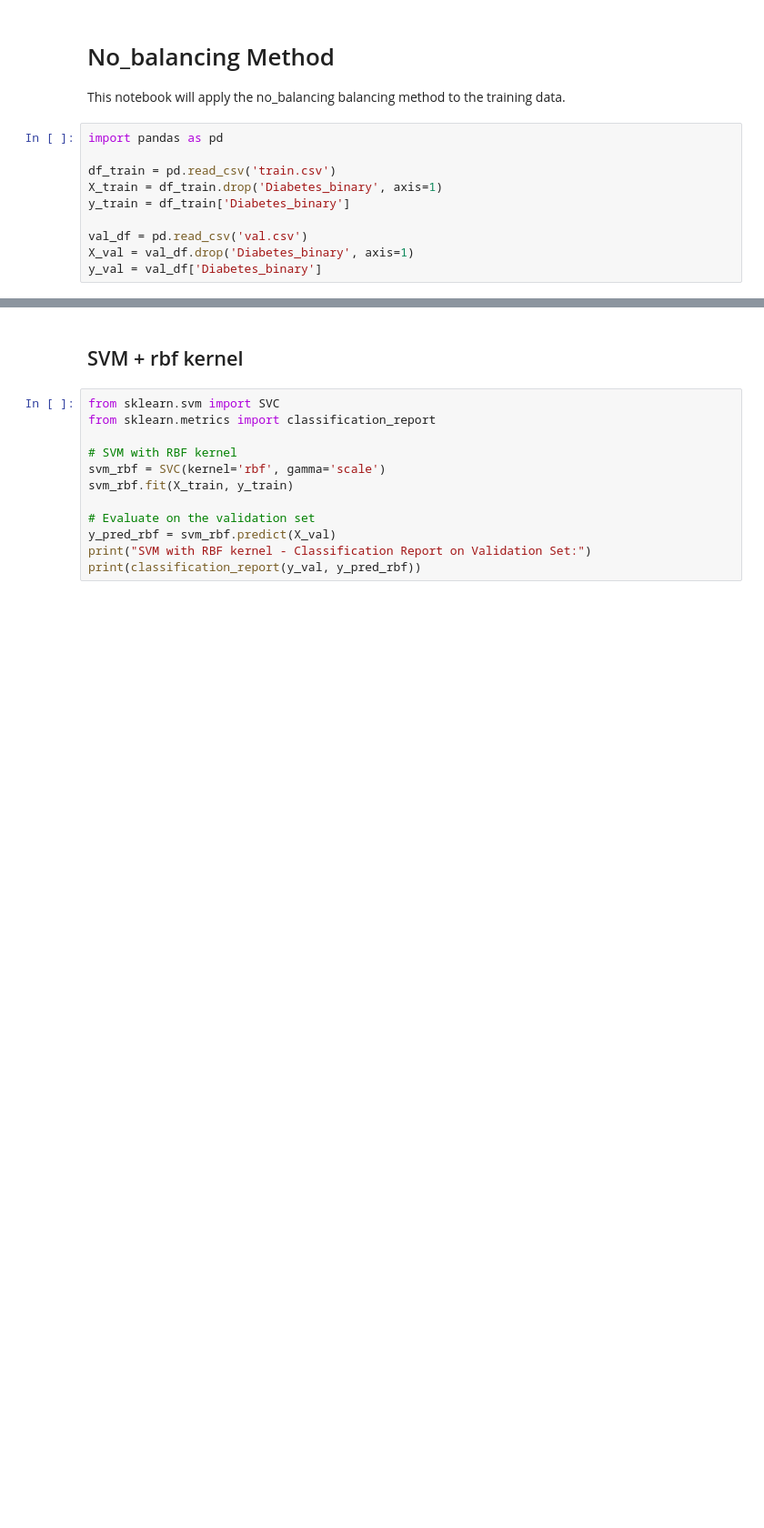
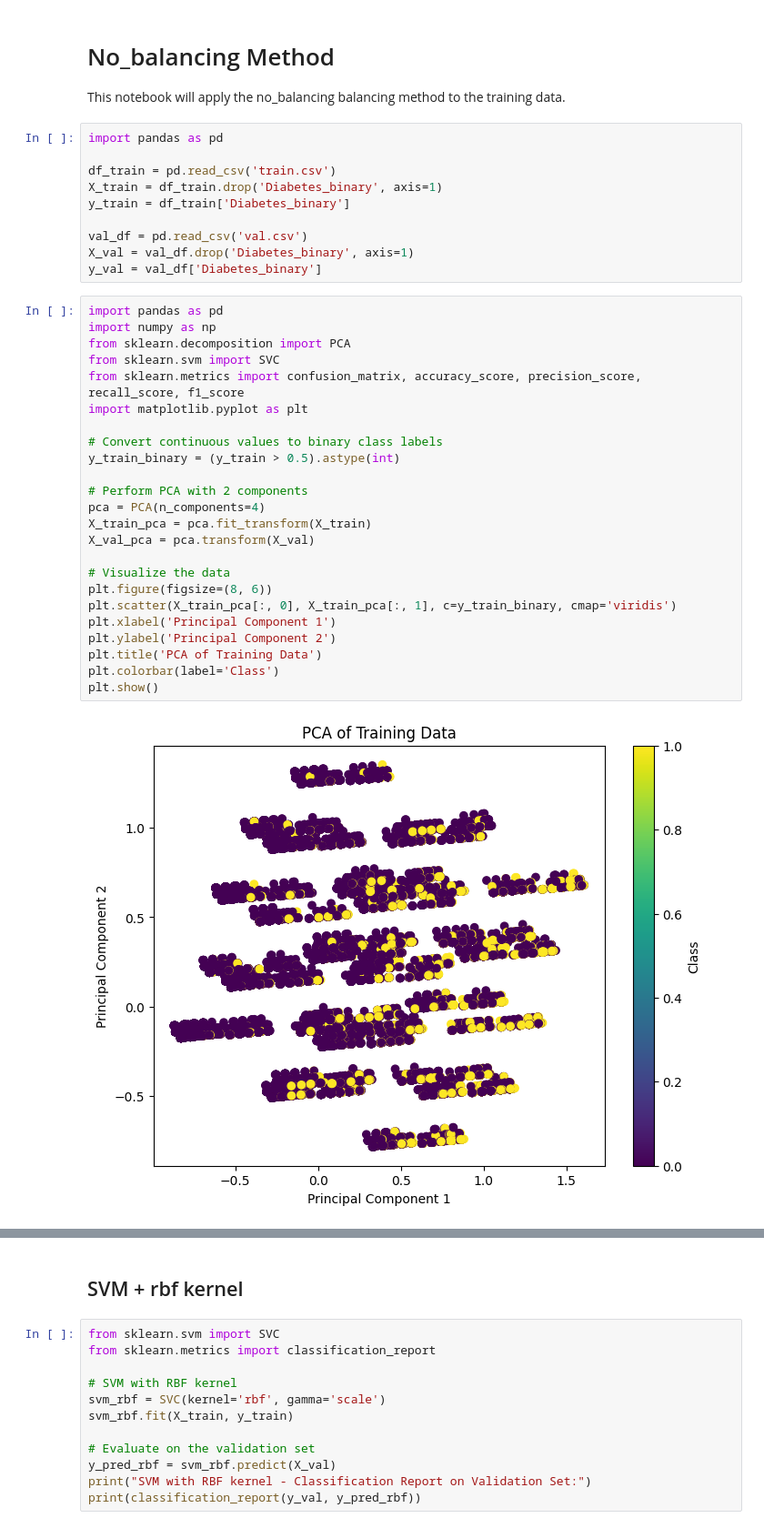
Before and after one commit to einavrobyncohen/ML-92, a Jupyter notebook: MISC/no_balancing/no_balancing_method.ipynb, the cells around one changed output, grey strips where cells are left out. Shown at 91% size. Cells and saved outputs as stored; diff of their text form; blank space fills up the shorter version.

```diff
--- a/MISC/no_balancing/no_balancing_method.ipynb
+++ b/MISC/no_balancing/no_balancing_method.ipynb
@@ -12,3 +12,29 @@ y_train = df_train['Diabetes_binary']
 val_df = pd.read_csv('val.csv')
 X_val = val_df.drop('Diabetes_binary', axis=1)
 y_val = val_df['Diabetes_binary']
+# %%
+import pandas as pd
+import numpy as np
+from sklearn.decomposition import PCA
+from sklearn.svm import SVC
+from sklearn.metrics import confusion_matrix, accuracy_score, precision_score, recall_score, f1_score
+import matplotlib.pyplot as plt
+
+# Convert continuous values to binary class labels
+y_train_binary = (y_train > 0.5).astype(int)
+
+# Perform PCA with 2 components
+pca = PCA(n_components=4)
+X_train_pca = pca.fit_transform(X_train)
+X_val_pca = pca.transform(X_val)
+
+# Visualize the data
+plt.figure(figsize=(8, 6))
+plt.scatter(X_train_pca[:, 0], X_train_pca[:, 1], c=y_train_binary, cmap='viridis')
+plt.xlabel('Principal Component 1')
+plt.ylabel('Principal Component 2')
+plt.title('PCA of Training Data')
+plt.colorbar(label='Class')
+plt.show()
+# %% [output]
+[figure, added]
```
Also changed, not shown: parts of 3 cells of this notebook, 7 other files.
